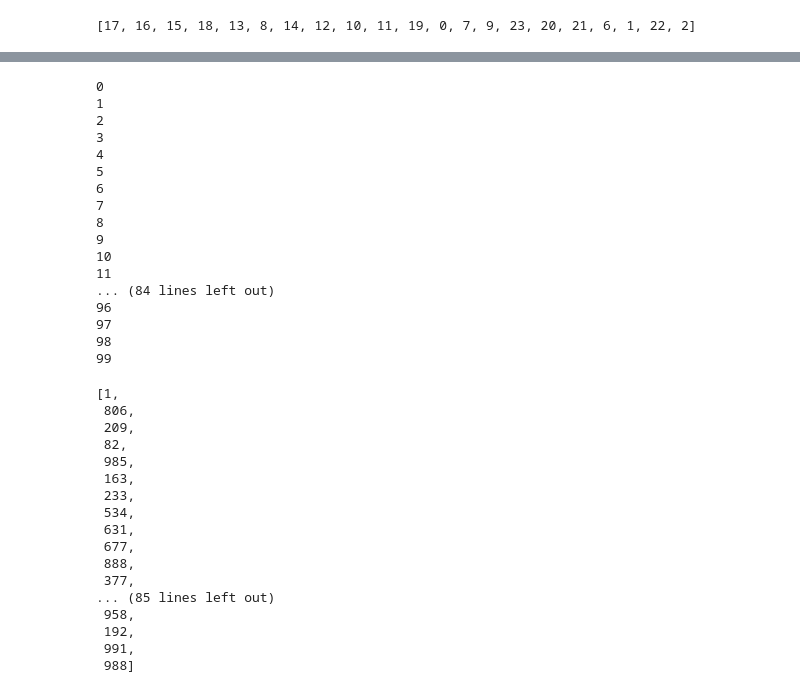
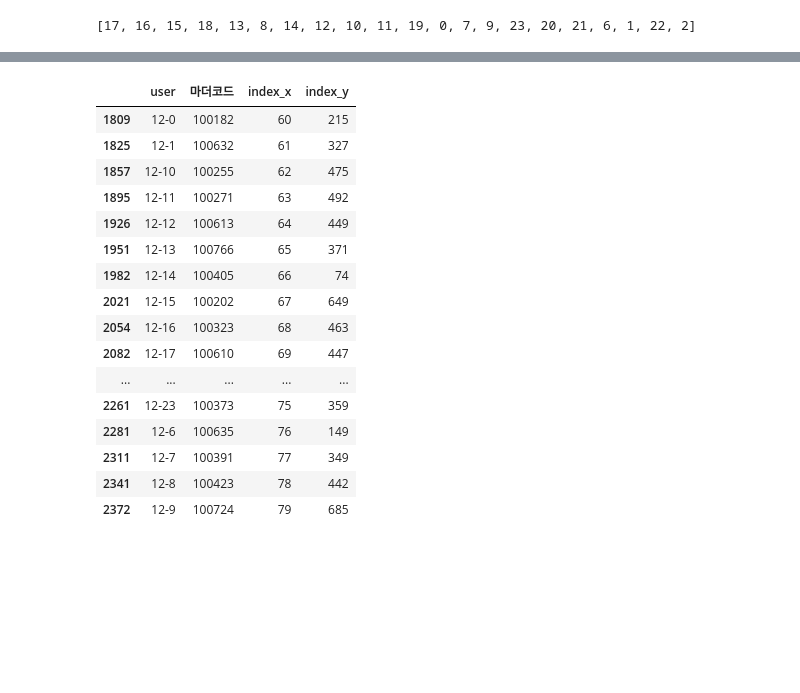
Before and after one commit to cryingjin/Shopping_GG, a Jupyter notebook: 3. Modeling/0922_prep4SASRec_JS.ipynb, the cells around one changed output, grey strips where cells are left out. Cells and saved outputs as stored; diff of their text form; code cells hidden in the pictures; blank space fills up the shorter version.

```diff
--- a/3. Modeling/0922_prep4SASRec_JS.ipynb
+++ b/3. Modeling/0922_prep4SASRec_JS.ipynb
@@ -275,47 +311,20 @@ item
-# %%
-item_idx = [1]
-
-for i in range(100):
-    print(i)
-    t = np.random.randint(1, 1000)
-    while t in item_idx:
-        t = np.random.randint(1, 1000)
-    item_idx.append(t)
-# %% [output]
-0
-1
-2
-3
-4
-5
-6
-7
-8
-9
-10
-11
-... (84 lines left out)
-96
-97
-98
-99
-# %%
-item_idx
-# %% [output]
-[1,
- 806,
- 209,
- 82,
- 985,
- 163,
- 233,
- 534,
- 631,
- 677,
- 888,
- 377,
-... (85 lines left out)
- 958,
- 192,
- 991,
- 988]
+# %%
+prep4sas.loc[prep4sas['user'].str.contains('12-')].drop_duplicates('user')
+# %% [output]
+|  | user | 마더코드 | index_x | index_y |
+| 1809 | 12-0 | 100182 | 60 | 215 |
+| 1825 | 12-1 | 100632 | 61 | 327 |
+| 1857 | 12-10 | 100255 | 62 | 475 |
+| 1895 | 12-11 | 100271 | 63 | 492 |
+| 1926 | 12-12 | 100613 | 64 | 449 |
+| 1951 | 12-13 | 100766 | 65 | 371 |
+| 1982 | 12-14 | 100405 | 66 | 74 |
+| 2021 | 12-15 | 100202 | 67 | 649 |
+| 2054 | 12-16 | 100323 | 68 | 463 |
+| 2082 | 12-17 | 100610 | 69 | 447 |
+| ... | ... | ... | ... | ... |
+| 2261 | 12-23 | 100373 | 75 | 359 |
+| 2281 | 12-6 | 100635 | 76 | 149 |
+| 2311 | 12-7 | 100391 | 77 | 349 |
+| 2341 | 12-8 | 100423 | 78 | 442 |
+| 2372 | 12-9 | 100724 | 79 | 685 |
```
Also changed, not shown: parts of 22 cells of this notebook.
